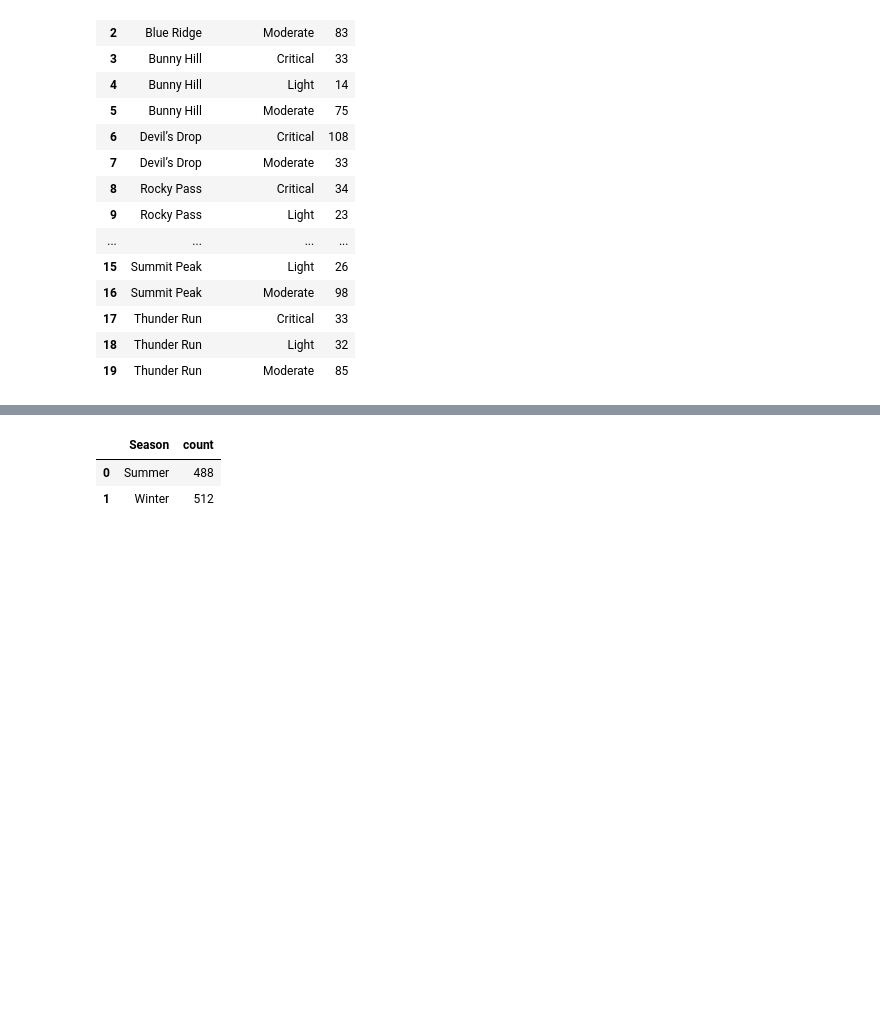
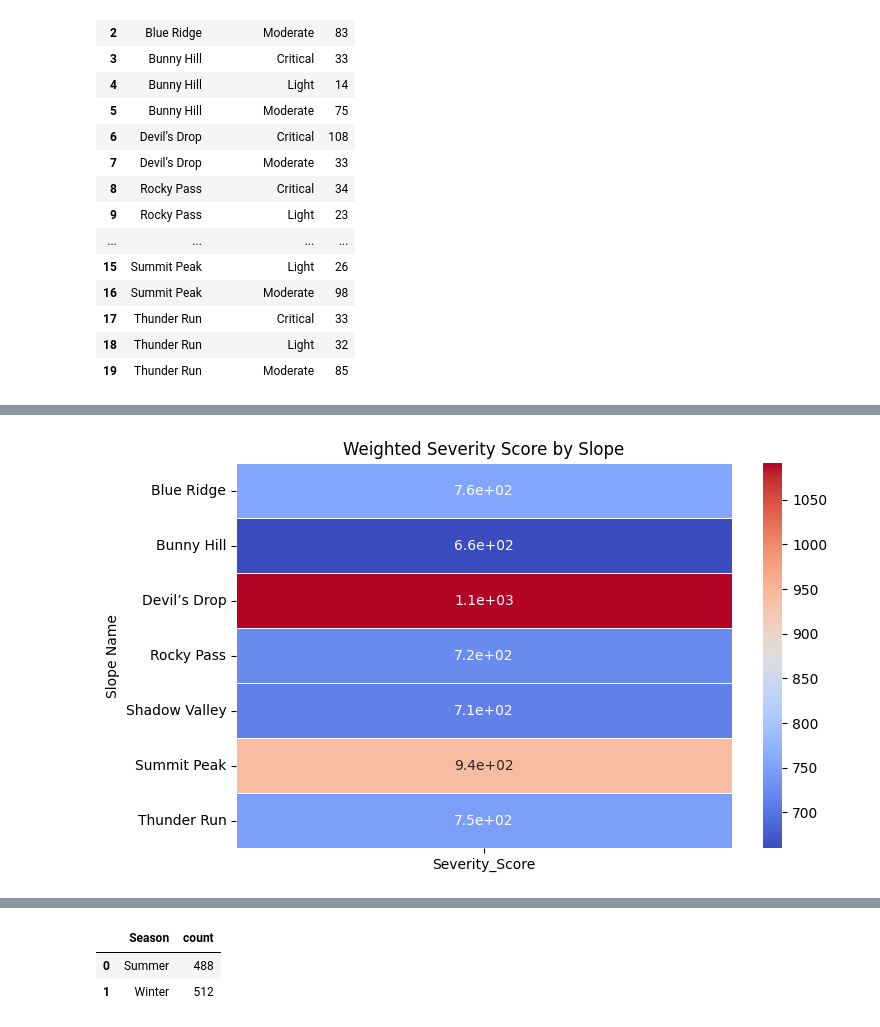
Before and after one commit to the-anh-hoang/bolt, a Jupyter notebook: My Lan analysis-Python.ipynb, the cells around one changed output, grey strips where cells are left out. Cells and saved outputs as stored; diff of their text form; code cells hidden in the pictures; blank space fills up the shorter version.

```diff
--- a/My Lan analysis-Python.ipynb
+++ b/My Lan analysis-Python.ipynb
@@ -127,3 +127,14 @@ severity_level_dist
 | 17 | Thunder Run | Critical | 33 |
 | 18 | Thunder Run | Light | 32 |
 | 19 | Thunder Run | Moderate | 85 |
+# %%
+# Multi-level groupby: slope, season, weather, severity
+multi_factors = (
+    incidents_data
+    .groupby(["Slope_Name", "Injury_Severity"])
+    .size()  # Count occurrences
+    .reset_index(name="Incident_Count")  # Rename count column
+)
+
+print("=== Hospital Transport: Response Time by Slope, Season, Weather, Severity ===")
+print(multi_factors)
@@ -129,0 +159,10 @@ severity_level_dist
+# %%
+# Calculate weighted sum of Injury_Severity for each Slope_Name
+weighted_severity = (
+    multi_factors.assign(Severity_Score=multi_factors["Injury_Severity"] * multi_factors["Incident_Count"])
+    .groupby("Slope_Name")["Severity_Score"].sum()
+    .reset_index()
+)
+
+# Display the resulting table
+weighted_severity
@@ -129,0 +178,13 @@ severity_level_dist
+# %%
+# Plot a heatmap
+plt.figure(figsize=(8, 5))
+sns.heatmap(weighted_severity.set_index("Slope_Name"), annot=True, cmap="coolwarm", linewidths=0.5)
+plt.title("Weighted Severity Score by Slope")
+plt.xlabel("")
+plt.ylabel("Slope Name")
+plt.xticks(rotation=0)
+
+# Show the heatmap
+plt.show()
+# %% [output]
+[figure, added]
```
Also changed, not shown: parts of 10 cells of this notebook.
